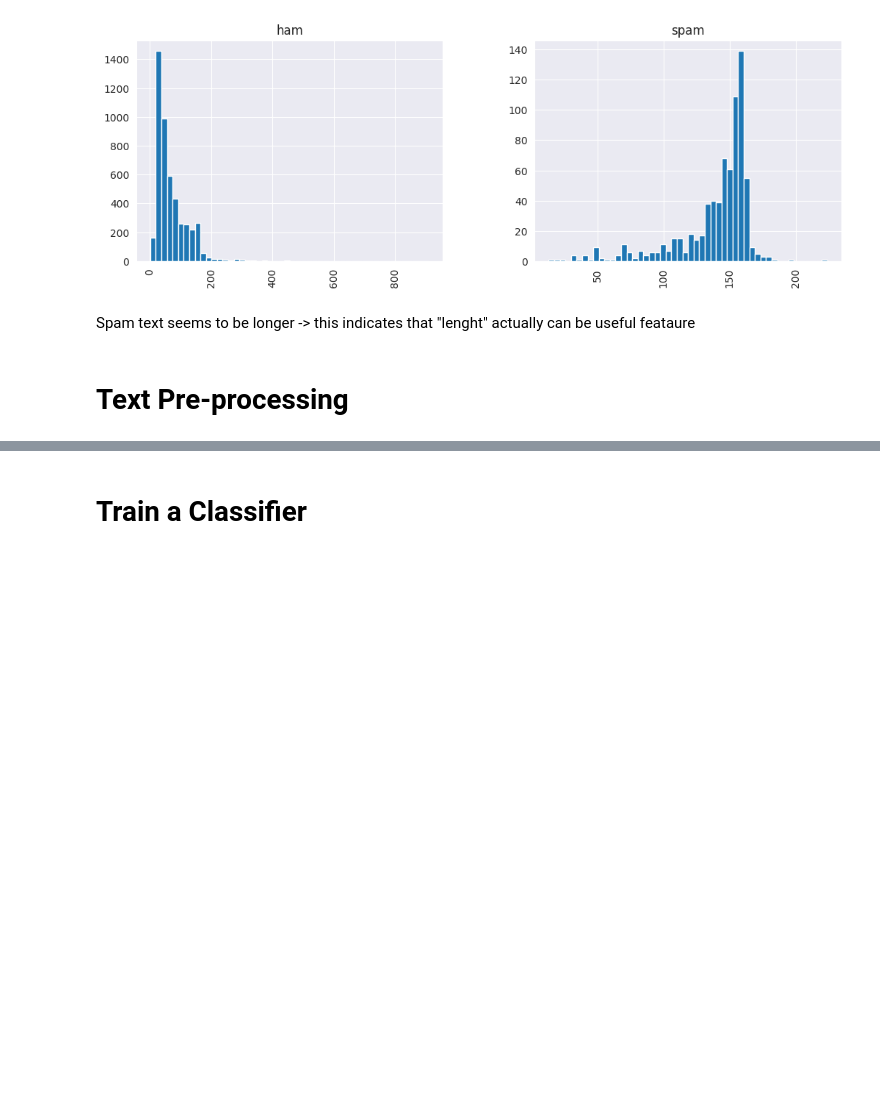
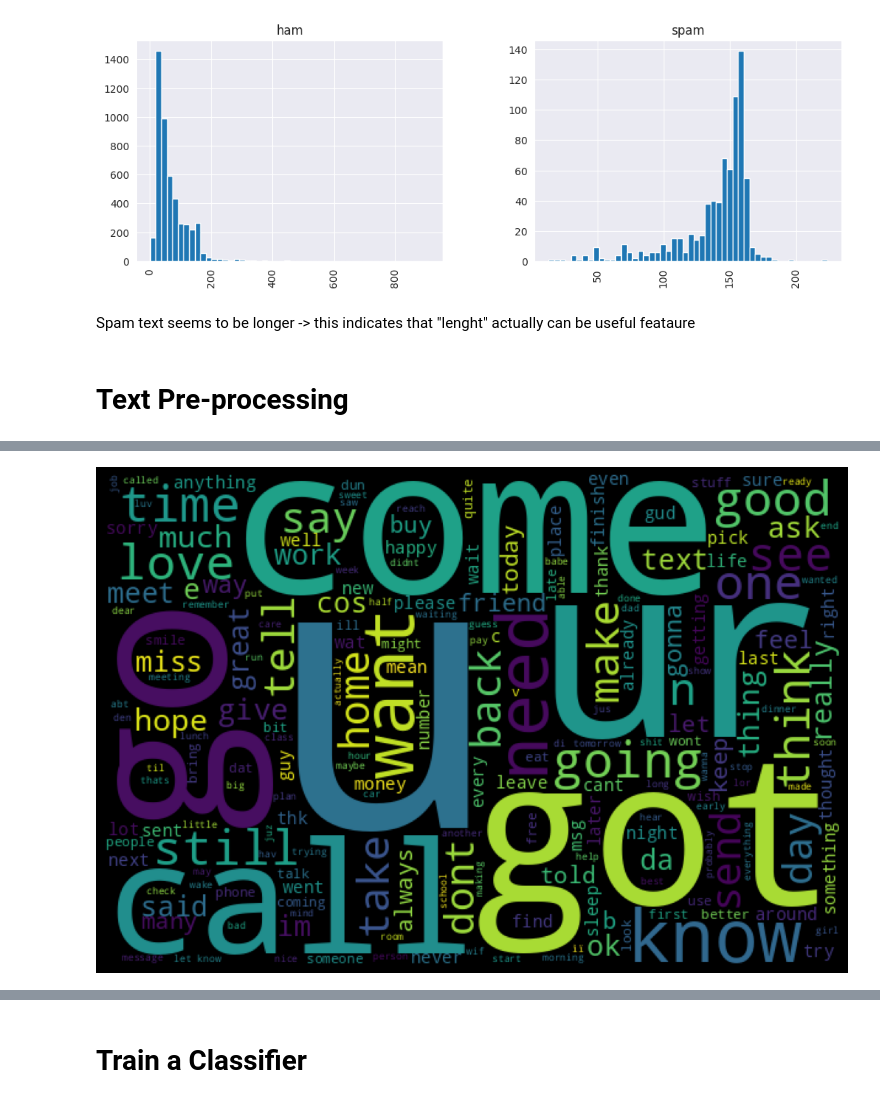
Before and after one commit to innosevda/Spam_Text_Detection, a Jupyter notebook: Spam_Detection.ipynb, the cells around one changed output, grey strips where cells are left out. Drawn from its saved outputs; the diff is of its cells as text; code cells hidden in the pictures; blank space fills up the shorter version.

```diff
--- a/Spam_Detection.ipynb
+++ b/Spam_Detection.ipynb
@@ -173,0 +245,2 @@ Spam text seems to be longer -> this indicates that "lenght" actually can be use
+# %%
+ham_words = text_preprocess(ham_messages)
@@ -173,0 +261,9 @@ Spam text seems to be longer -> this indicates that "lenght" actually can be use
+# %%
+ham_wordcloud = WordCloud(width=600, height=400).generate(' '.join(ham_words))
+plt.figure( figsize=(10,8), facecolor='k')
+plt.imshow(ham_wordcloud)
+plt.axis("off")
+plt.tight_layout(pad=0)
+plt.show()
+# %% [output]
+[figure, added]
```
Also changed, not shown: parts of 28 cells of this notebook.
